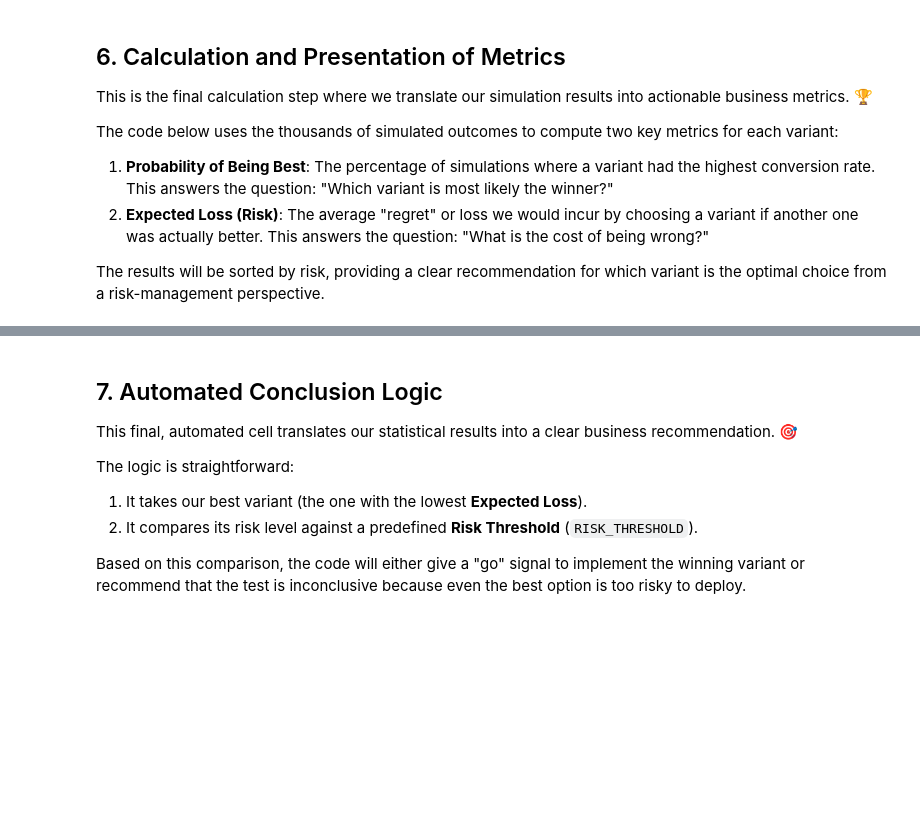
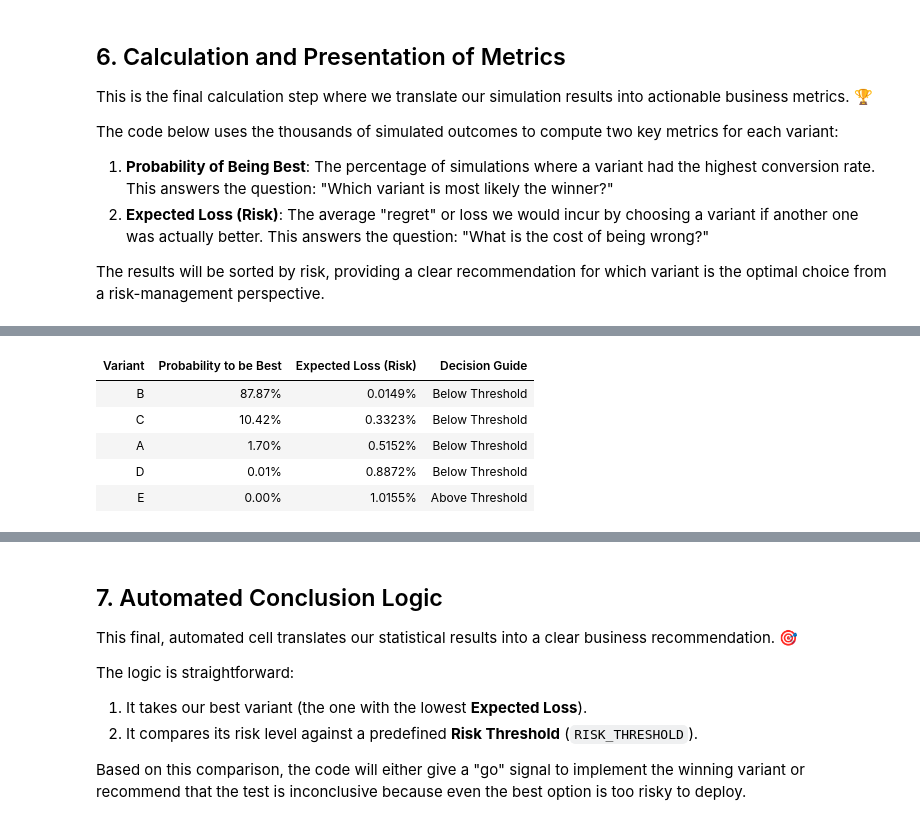
Before and after one commit to dsandux/Bayesian-AB-Test-Toolkit, a Jupyter notebook: Bayesian A-B Testing/Bayesian A-B Test.ipynb, the cells around one changed output, grey strips where cells are left out. Saved outputs shown, nothing was run; the diff lists cells and outputs as text; code cells hidden in the pictures; blank space fills up the shorter version.

```diff
--- a/Bayesian A-B Testing/B Test.ipynb
+++ b/Bayesian A-B Testing/Bayesian A-B Test.ipynb
@@ -322,63 +320,42 @@ The code below uses the thousands of simulated outcomes to compute two key metri
 
 The results will be sorted by risk, providing a clear recommendation for which variant is the optimal choice from a risk-management perspective.
 # %%
-# Calculation and Presentation of Metrics
+# --- 4. Format and Display Results as a Table ---
 
-# This cell uses the simulated samples to calculate the final decision metrics
-# for any number of variants.
+# Convert the list of results into a pandas DataFrame
+results_df = pd.DataFrame(results)
 
-# Check if the 'posterior_samples' dictionary exists and is populated.
-if 'posterior_samples' in locals() and len(posterior_samples) >= 1:
+# Create the 'Decision Guide' column based on the threshold
+conditions = [
+    results_df['Expected Loss (Risk)'] > RISK_THRESHOLD,
+    results_df['Expected Loss (Risk)'] < RISK_THRESHOLD
+]
+choices = ['Above Threshold', 'Below Threshold']
+results_df['Decision Guide'] = np.select(conditions, choices, default='Equals Threshold')
 
-    # --- 1. Consolidate All Samples ---
-    variant_names = list(posterior_samples.keys())
-    # Stack all sample arrays into a single 2D NumPy array for efficient calculation
-    # Shape will be (number_of_variants, N_SAMPLES)
-    all_samples_array = np.stack([posterior_samples[name] for name in variant_names])
+# Sort the DataFrame by the lowest risk
+results_df = results_df.sort_values(by="Expected Loss (Risk)")
 
-    # --- 2. Calculate Key Metrics for Each Variant ---
+# --- Final Styling ---
 
-    # Find the best performing variant in each of the N_SAMPLES simulations
-    best_variant_samples = all_samples_array.max(axis=0)
+# Define styles to be applied
+table_styles = [
+    # Add 15px of space below the caption (title)
+    {'selector': 'caption', 'props': 'padding-bottom: 15px;'},
+]
 
-    # Find the index (0, 1, 2, etc.) of the winning variant in each simulation
-    best_variant_indices = all_samples_array.argmax(axis=0)
-
-    results = []
-    # Now, loop through each variant to calculate its specific metrics
-    for i, name in enumerate(variant_names):
-
-        # i) Probability of Being Best
-        # The proportion of simulations where this variant was the winner
-        prob_is_best = np.mean(best_variant_indices == i)
-
-        # ii) Expected Loss (Risk)
-        # The average loss incurred if we choose this variant, but another was better
-        samples_for_this_variant = all_samples_array[i]
-        expected_loss = np.mean(best_variant_samples - samples_for_this_variant)
-
-        results.append({
-            "name": name,
-            "prob_best": prob_is_best,
-            "expected_loss": expected_loss
-        })
-
-    # --- 3. Format and Display Results ---
-    print("--- Bayesian A/B Test Results ---")
-    print("Metrics calculated for each variant:\n")
-
-    # Sort results by the lowest risk for clearer presentation
-    sorted_results = sorted(results, key=lambda x: x['expected_loss'])
-
-    for result in sorted_results:
-        print(f"Variant: '{result['name']}'")
-        print(f"  - Probability of being the best: {result['prob_best']:.1%}")
-        print(f"  - Risk (Expected Loss): {result['expected_loss']:.6f}")
-        print("-" * 35)
-
-    print("(Risk is the average amount you stand to lose by choosing this variant if another one was actually better.)")
+styled_df = results_df.style.format({
+    "Probability to be Best": "{:.2%}",
+    "Expected Loss (Risk)": "{:.4%}"
+}) \
+.set_properties(**{'text-align': 'center'}) \
+.set_table_styles(table_styles) \
+.set_caption(f"🏆 Bayesian A/B Test Results (Risk Threshold: {RISK_THRESHOLD:.1%})") \
+.hide(axis="index")
 
 
-else:
-    print("Error: The 'posterior_samples' dictionary is not available.")
-    print("Please ensure the Monte Carlo simulation (Cell 11) was executed successfully.")
+# Display the final, styled table
+display(styled_df)
+
+print("\n(A variant with risk 'Below Threshold' is generally considered a safe choice.)")
+# %% [output]
@@ -384,0 +363,6 @@ else:
+| Variant | Probability to be Best | Expected Loss (Risk) | Decision Guide |
+| B | 87.87% | 0.0149% | Below Threshold |
+| C | 10.42% | 0.3323% | Below Threshold |
+| A | 1.70% | 0.5152% | Below Threshold |
+| D | 0.01% | 0.8872% | Below Threshold |
+| E | 0.00% | 1.0155% | Above Threshold |
```
Also changed, not shown: parts of 9 cells of this notebook, 1 other file.
